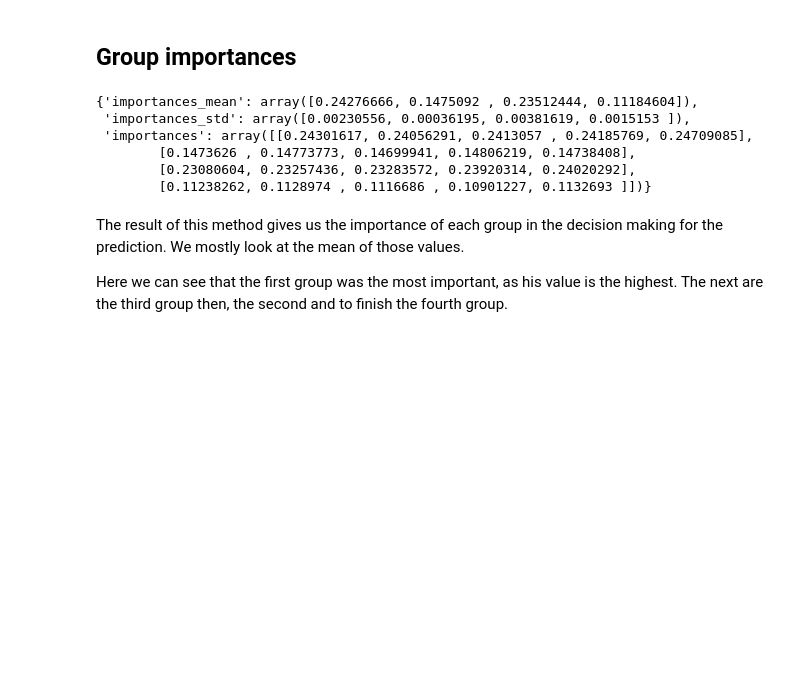
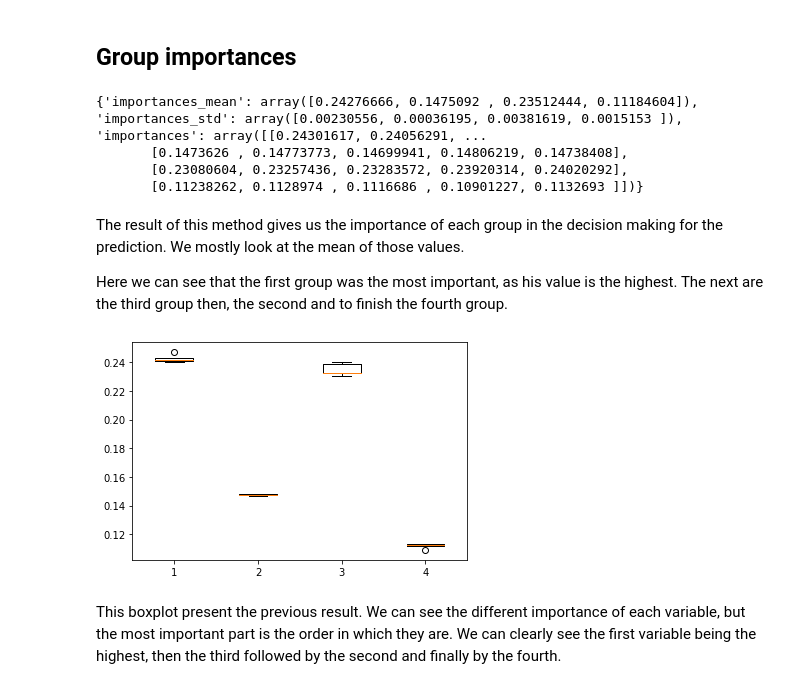
Before and after one commit to MaelLeGal/Group_variable_selection_with_RFGV, a Jupyter notebook: notebook/Script_notebook.ipynb, the cells around one changed output. Saved outputs shown, nothing was run; the diff lists cells and outputs as text; code cells hidden in the pictures; blank space fills up the shorter version.

Commit message:
Notebook importance boxplot added

```diff
--- a/notebook/Script_notebook.ipynb
+++ b/notebook/Script_notebook.ipynb
@@ -1054,17 +1054,23 @@ Our tree missclassed 3 observations as a class 0 instead of class 1 and 4 observ
 # %% [markdown]
 ## Group importances
 # %%
-rfgv._permutation_importance(importance="breiman", # A string, the method used to compute the importance ("breiman","ishwaran")
+importances = rfgv._permutation_importance(importance="breiman", # A string, the method used to compute the importance ("breiman","ishwaran")
                              n_jobs=1, # An int, the number of process/threads used to compute (can't be more than 1 at the moment)
                              n_repeats=5) # An int, the number of repetitions of the computation to obtain the mean, and std
+print(importances)
 # %% [output]
-{'importances_mean': array([0.24276666, 0.1475092 , 0.23512444, 0.11184604]),
- 'importances_std': array([0.00230556, 0.00036195, 0.00381619, 0.0015153 ]),
- 'importances': array([[0.24301617, 0.24056291, 0.2413057 , 0.24185769, 0.24709085],
-        [0.1473626 , 0.14773773, 0.14699941, 0.14806219, 0.14738408],
-        [0.23080604, 0.23257436, 0.23283572, 0.23920314, 0.24020292],
-        [0.11238262, 0.1128974 , 0.1116686 , 0.10901227, 0.1132693 ]])}
+{'importances_mean': array([0.24276666, 0.1475092 , 0.23512444, 0.11184604]), 'importances_std': array([0.00230556, 0.00036195, 0.00381619, 0.0015153 ]), 'importances': array([[0.24301617, 0.24056291, ...
+       [0.1473626 , 0.14773773, 0.14699941, 0.14806219, 0.14738408],
+       [0.23080604, 0.23257436, 0.23283572, 0.23920314, 0.24020292],
+       [0.11238262, 0.1128974 , 0.1116686 , 0.10901227, 0.1132693 ]])}
 # %% [markdown]
 The result of this method gives us the importance of each group in the decision making for the prediction. We mostly look at the mean of those values.
 
 Here we can see that the first group was the most important, as his value is the highest. The next are the third group then, the second and to finish the fourth group.
+# %%
+plt.boxplot(np.transpose(importances.importances))
+plt.show()
+# %% [output]
+[figure, added]
+# %% [markdown]
+This boxplot present the previous result. We can see the different importance of each variable, but the most important part is the order in which they are. We can clearly see the first variable being the highest, then the third followed by the second and finally by the fourth.
```
Also changed, not shown: parts of 3 cells of this notebook.
